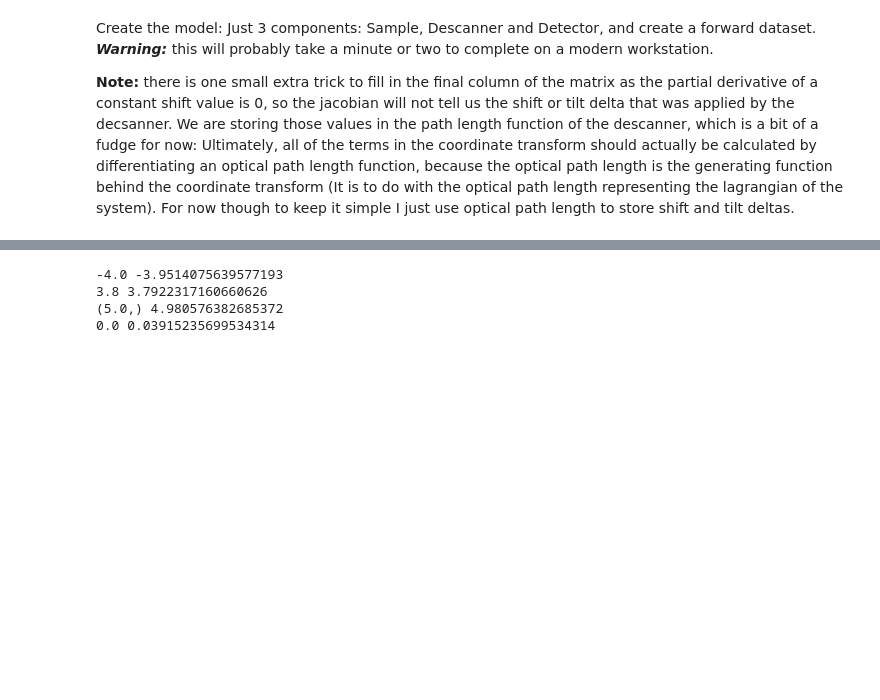
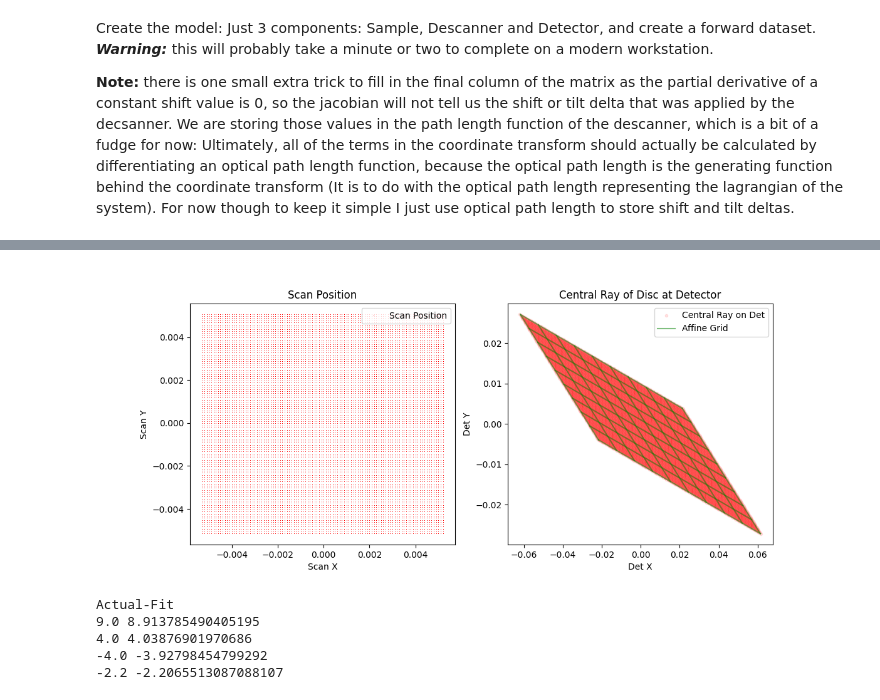
Before and after one commit to TemGym/TemGym, a Jupyter notebook: examples/jax_examples/4Dstem_jax.ipynb, the cells around one changed output, grey strips where cells are left out. Saved outputs shown, nothing was run; the diff lists cells and outputs as text; code cells hidden in the pictures; blank space fills up the shorter version.

```diff
--- a/examples/jax_examples/4Dstem_jax.ipynb
+++ b/examples/jax_examples/4Dstem_jax.ipynb
@@ -691,9 +647,50 @@ Text(0.5, 1.0, 'Central Rays at Detector')
+# %%
+x_out = scan_x_in * (poptx[0] - 1) + scan_y_in * poptx[1]
+y_out = scan_y_in * (popty[0] - 1) + scan_x_in * popty[1]
+
+plt.figure(figsize=(12, 5))
+
+plt.subplot(1, 2, 1)
+plt.plot(scan_x_in, scan_y_in, ',r', label='Scan Position')
+plt.xlabel('Scan X')
+plt.ylabel('Scan Y')
+plt.title('Scan Position')
+plt.legend()
+
+plt.subplot(1, 2, 2)
+plt.plot(x_out_centre_rm, y_out_centre_rm, '.r', label='Central Ray on Det', alpha = 0.1)
+# plt.plot(x_out, y_out, '.b', label='Fit Ray Centre')
+
+# Create a grid in the scan plane.
+grid_x = np.linspace(np.min(scan_x_in), np.max(scan_x_in), 10)
+grid_y = np.linspace(np.min(scan_y_in), np.max(scan_y_in), 10)
+X, Y = np.meshgrid(grid_x, grid_y)
+
+# Apply the affine transform.
+X_det = X * (poptx[0] - 1) + Y * poptx[1]
+Y_det = Y * (popty[0] - 1) + X * popty[1]
+
+# Plot horizontal grid lines.
+for i in range(X_det.shape[0]):
+    plt.plot(X_det[i, :], Y_det[i, :], 'g-', alpha=0.5, label='Affine Grid' if i==0 else "")
+
+# Plot vertical grid lines.
+for j in range(X_det.shape[1]):
+    plt.plot(X_det[:, j], Y_det[:, j], 'g-', alpha=0.5)
+
+plt.xlabel('Det X')
+plt.ylabel('Det Y')
+plt.title('Central Ray of Disc at Detector')
+plt.legend()
+plt.xlabel('Det X')
+plt.ylabel('Det Y')
+plt.title('Central Ray of Disc at Detector')
+plt.legend()
+
+plt.show()
+# %% [output]
+[figure, added]
 # %%
-# Linear Descan Error #1, 1, 0, 0 represents no descan pos or tilt error
-descan_error = [3, 4, 2, -4] # Axx, Ayy, Cxx, Cyy coefficients in transfer matrix
-Axx, Ayy, Cxx, Cyy = 3, 4, 2, -4 # Normal Descan Error terms Axx, Ayy, Cxx, Cyy in transfer matrix
-Axy, Ayx, Cxy, Cyx = 1, 3, -5, 0.8 # Cross Descan Error terms Axy, Ayx, Cxy, Cyx in transfer matrix
-
 descan_error = [Axx, Axy, Ayx, Ayy, Cxx, Cxy, Cyx, Cyy]
 
 x_error_coeff_real = descan_error[0] + camera_length * descan_error[4],
@@ -701,6 +698,10 @@ y_error_coeff_real = descan_error[3] + camera_length * descan_error[7]
 
 x_error_coeff_fit = poptx[0]
 y_error_coeff_fit = popty[0]
+
+print('Actual-Fit')
+print(x_error_coeff_real[0], x_error_coeff_fit)
+print(y_error_coeff_real, y_error_coeff_fit)
 
 x_cross_error_coeff_real = descan_error[1] + camera_length * descan_error[5]
 y_cross_error_coeff_real = descan_error[2] + camera_length * descan_error[6]
@@ -710,11 +711,9 @@ y_cross_error_coeff_fit = popty[1]
 
 print(x_cross_error_coeff_real, x_cross_error_coeff_fit)
 print(y_cross_error_coeff_real, y_cross_error_coeff_fit)
-
-print(x_error_coeff_real, x_error_coeff_fit)
-print(y_error_coeff_real, y_error_coeff_fit)
 # %% [output]
--4.0 -3.9514075639577193
-3.8 3.7922317160660626
-(5.0,) 4.980576382685372
-0.0 0.03915235699534314
+Actual-Fit
+9.0 8.913785490405195
+4.0 4.03876901970686
+-4.0 -3.92798454799292
+-2.2 -2.2065513087088107
```
Also changed, not shown: parts of 10 cells of this notebook, 1 other file.
